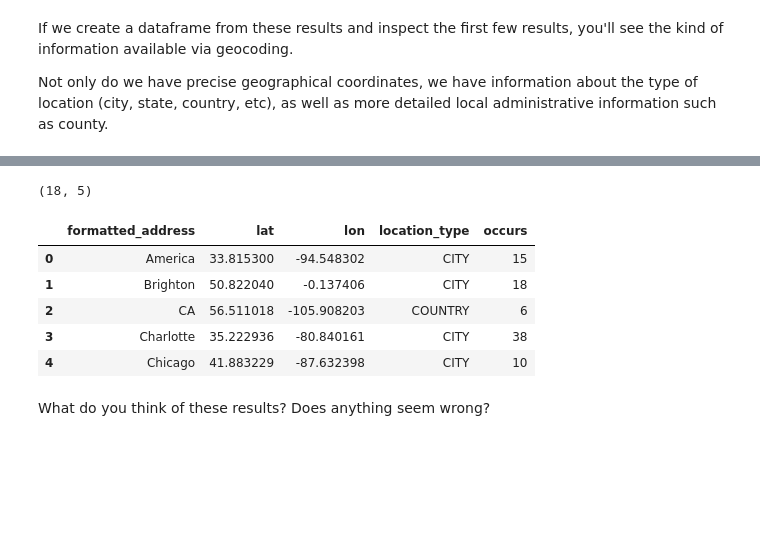
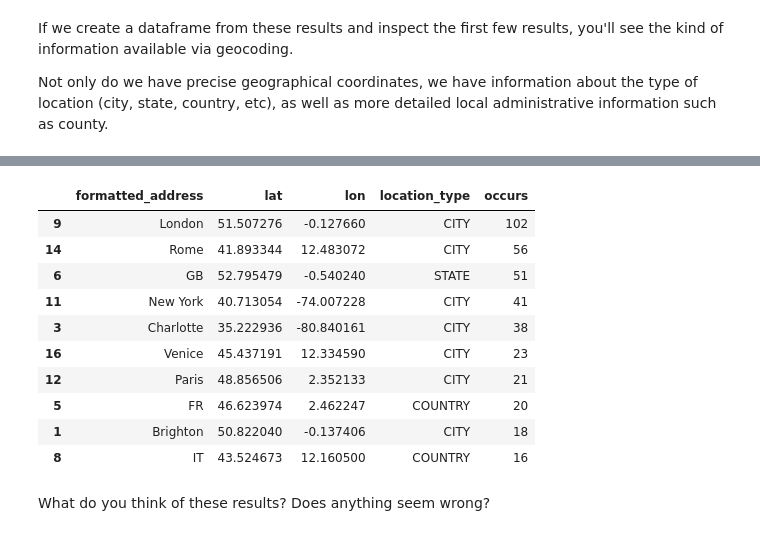
Before and after one commit to centre-for-humanities-computing/NER_workshop, a Jupyter notebook: AU_IMC_NLP_Workshop.ipynb, the cells around one changed output, grey strips where cells are left out. Cells and saved outputs as stored; diff of their text form; code cells hidden in the pictures; blank space fills up the shorter version.

```diff
--- a/AU_IMC_NLP_Workshop.ipynb
+++ b/AU_IMC_NLP_Workshop.ipynb
@@ -392,16 +404,19 @@ Total location occurrences: 461
 # %%
 # Group by precise location
 mapquest_map_data = pd.DataFrame(mapquest_data.groupby(['formatted_address', 'lat', 'lon', 'location_type']).occurs.sum()).reset_index()
-print(mapquest_map_data.shape)
-display(mapquest_map_data.head())
+display(mapquest_map_data.sort_values('occurs', ascending=False).head(10))
 # %% [output]
-(18, 5)
 |  | formatted_address | lat | lon | location_type | occurs |
-| 0 | America | 33.815300 | -94.548302 | CITY | 15 |
+| 9 | London | 51.507276 | -0.127660 | CITY | 102 |
+| 14 | Rome | 41.893344 | 12.483072 | CITY | 56 |
+| 6 | GB | 52.795479 | -0.540240 | STATE | 51 |
+| 11 | New York | 40.713054 | -74.007228 | CITY | 41 |
+| 3 | Charlotte | 35.222936 | -80.840161 | CITY | 38 |
+| 16 | Venice | 45.437191 | 12.334590 | CITY | 23 |
+| 12 | Paris | 48.856506 | 2.352133 | CITY | 21 |
+| 5 | FR | 46.623974 | 2.462247 | COUNTRY | 20 |
 | 1 | Brighton | 50.822040 | -0.137406 | CITY | 18 |
-| 2 | CA | 56.511018 | -105.908203 | COUNTRY | 6 |
-| 3 | Charlotte | 35.222936 | -80.840161 | CITY | 38 |
-| 4 | Chicago | 41.883229 | -87.632398 | CITY | 10 |
+| 8 | IT | 43.524673 | 12.160500 | COUNTRY | 16 |
 # %% [markdown]
 What do you think of these results? Does anything seem wrong?
 # %% [markdown]
```
Also changed, not shown: parts of 35 cells of this notebook.
